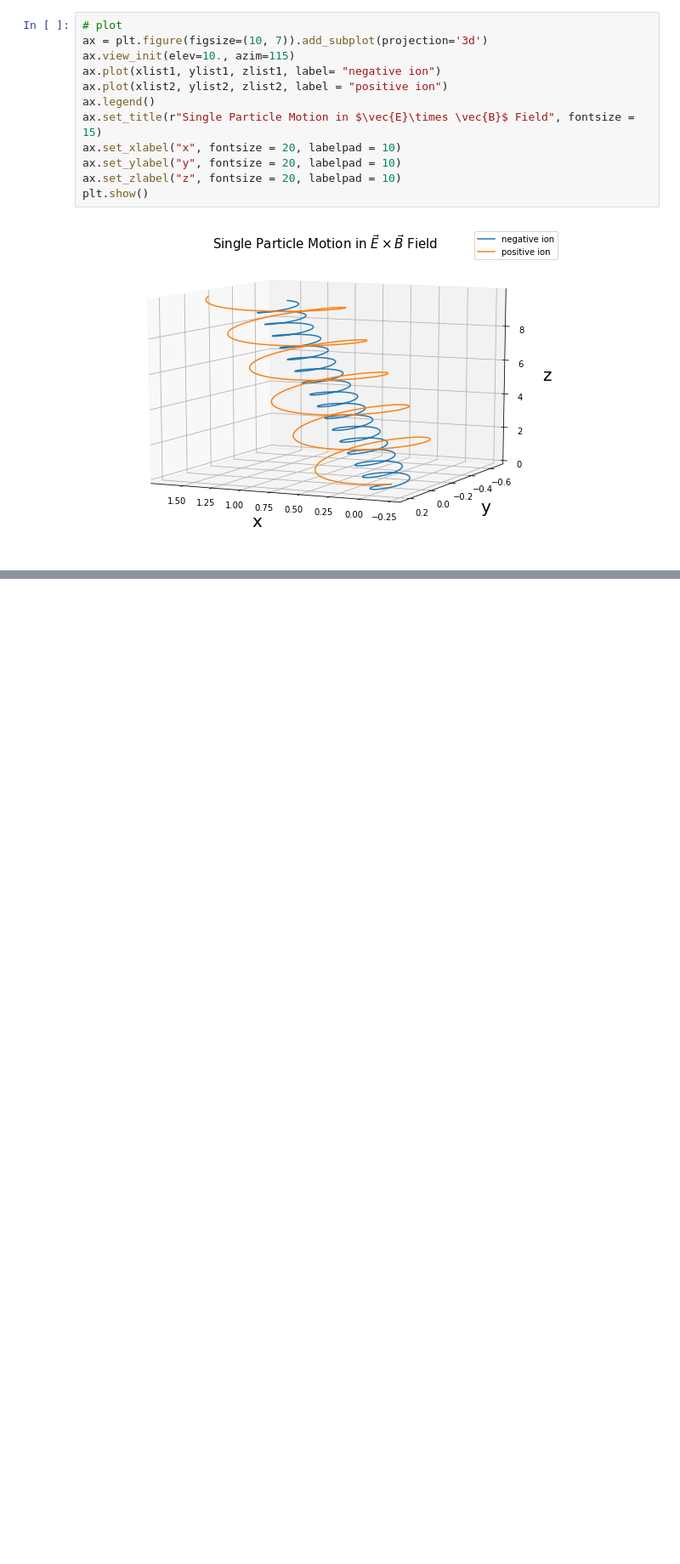
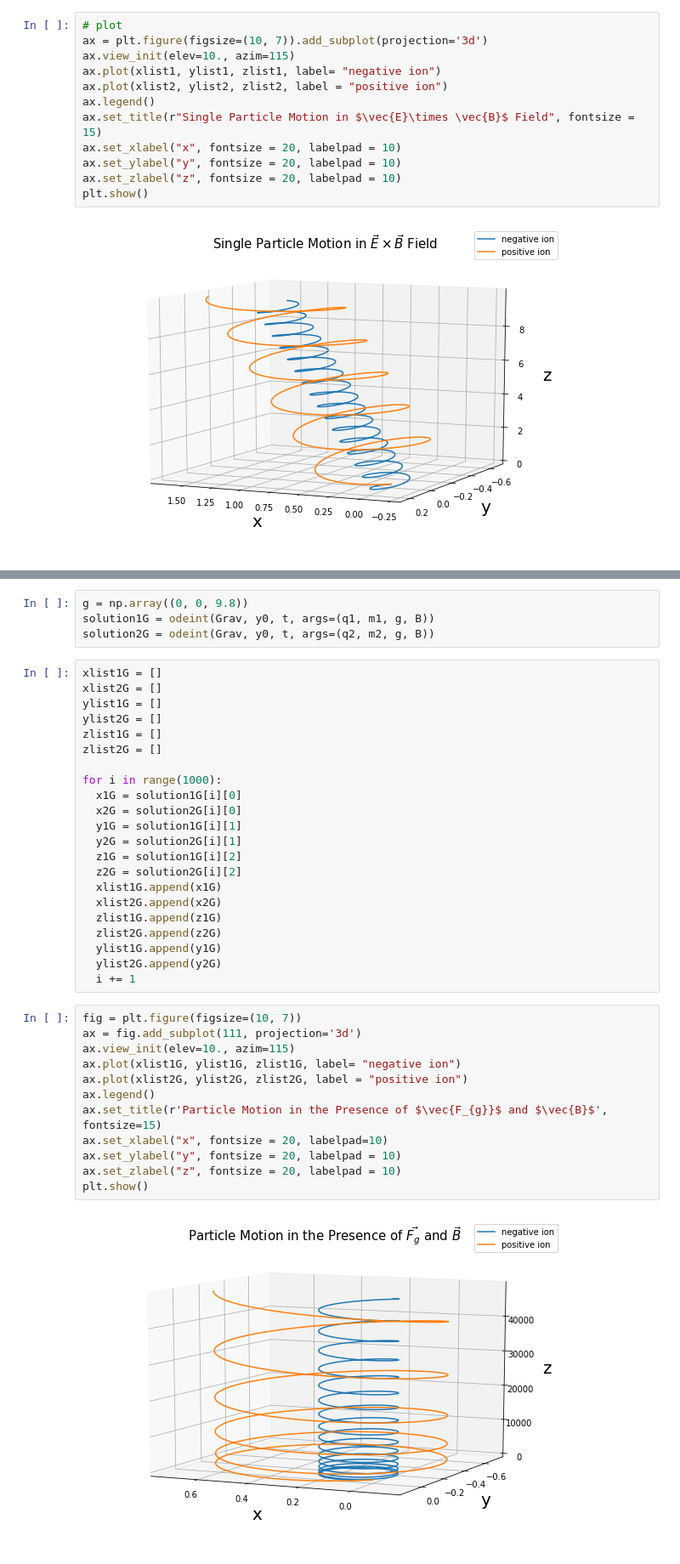
Before and after one commit to hanaanr/plasmaParticleMotion, a Jupyter notebook: plasma.ipynb, the cells around one changed output, grey strips where cells are left out. Shown: that part at 85% size. Drawn from its saved outputs; the diff is of its cells as text; blank space fills up the shorter version.

```diff
--- a/plasma.ipynb
+++ b/plasma.ipynb
@@ -231,0 +257,40 @@ plt.show()
+# %%
+g = np.array((0, 0, 9.8))
+solution1G = odeint(Grav, y0, t, args=(q1, m1, g, B))
+solution2G = odeint(Grav, y0, t, args=(q2, m2, g, B))
+# %%
+xlist1G = []
+xlist2G = []
+ylist1G = []
+ylist2G = []
+zlist1G = []
+zlist2G = []
+
+for i in range(1000):
+  x1G = solution1G[i][0]
+  x2G = solution2G[i][0]
+  y1G = solution1G[i][1]
+  y2G = solution2G[i][1]
+  z1G = solution1G[i][2]
+  z2G = solution2G[i][2]
+  xlist1G.append(x1G)
+  xlist2G.append(x2G)
+  zlist1G.append(z1G)
+  zlist2G.append(z2G)
+  ylist1G.append(y1G)
+  ylist2G.append(y2G)
+  i += 1
+# %%
+fig = plt.figure(figsize=(10, 7))
+ax = fig.add_subplot(111, projection='3d')
+ax.view_init(elev=10., azim=115)
+ax.plot(xlist1G, ylist1G, zlist1G, label= "negative ion")
+ax.plot(xlist2G, ylist2G, zlist2G, label = "positive ion")
+ax.legend()
+ax.set_title(r'Particle Motion in the Presence of $\vec{F_{g}}$ and $\vec{B}$', fontsize=15)
+ax.set_xlabel("x", fontsize = 20, labelpad=10)
+ax.set_ylabel("y", fontsize = 20, labelpad = 10)
+ax.set_zlabel("z", fontsize = 20, labelpad = 10)
+plt.show()
+# %% [output]
+[figure, added]
```
Also changed, not shown: parts of 4 cells of this notebook.
